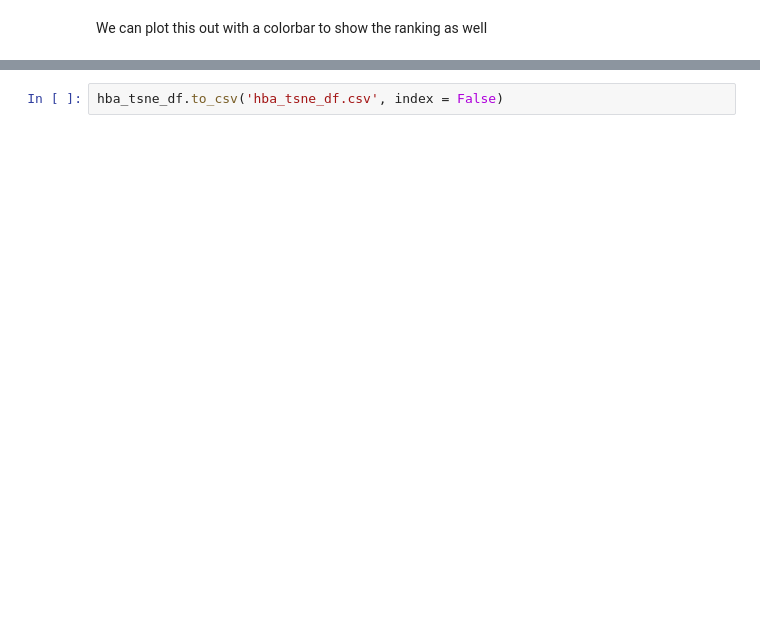
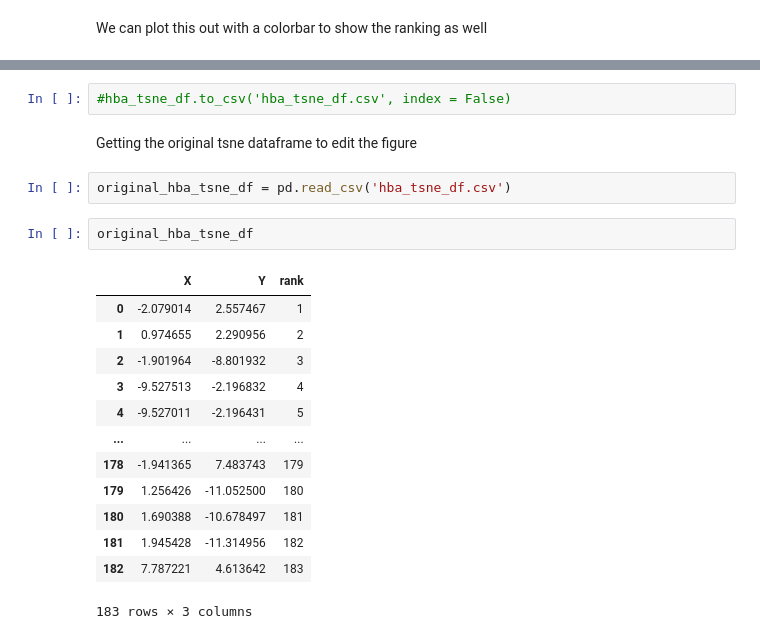
Before and after one commit to jrodguez/des-basis-set, a Jupyter notebook: scripts/rdkit/visualizing_HBA-Copy_dissertation_paper.ipynb, the cells around one changed output, grey strips where cells are left out. Drawn from its saved outputs; the diff is of its cells as text; blank space fills up the shorter version.

```diff
--- a/scripts/rdkit/visualizing_HBA-Copy_dissertation_paper.ipynb
+++ b/scripts/rdkit/visualizing_HBA-Copy_dissertation_paper.ipynb
@@ -299,2 +305,22 @@ plt.show()
 # %%
-hba_tsne_df.to_csv('hba_tsne_df.csv', index = False)
+#hba_tsne_df.to_csv('hba_tsne_df.csv', index = False)
+# %% [markdown]
+Getting the original tsne dataframe to edit the figure
+# %%
+original_hba_tsne_df = pd.read_csv('hba_tsne_df.csv')
+# %%
+original_hba_tsne_df
+# %% [output]
+|  | X | Y | rank |
+| 0 | -2.079014 | 2.557467 | 1 |
+| 1 | 0.974655 | 2.290956 | 2 |
+| 2 | -1.901964 | -8.801932 | 3 |
+| 3 | -9.527513 | -2.196832 | 4 |
+| 4 | -9.527011 | -2.196431 | 5 |
+| ... | ... | ... | ... |
+| 178 | -1.941365 | 7.483743 | 179 |
+| 179 | 1.256426 | -11.052500 | 180 |
+| 180 | 1.690388 | -10.678497 | 181 |
+| 181 | 1.945428 | -11.314956 | 182 |
+| 182 | 7.787221 | 4.613642 | 183 |
+183 rows × 3 columns
```
Also changed, not shown: parts of 14 cells of this notebook, 1 other file.
